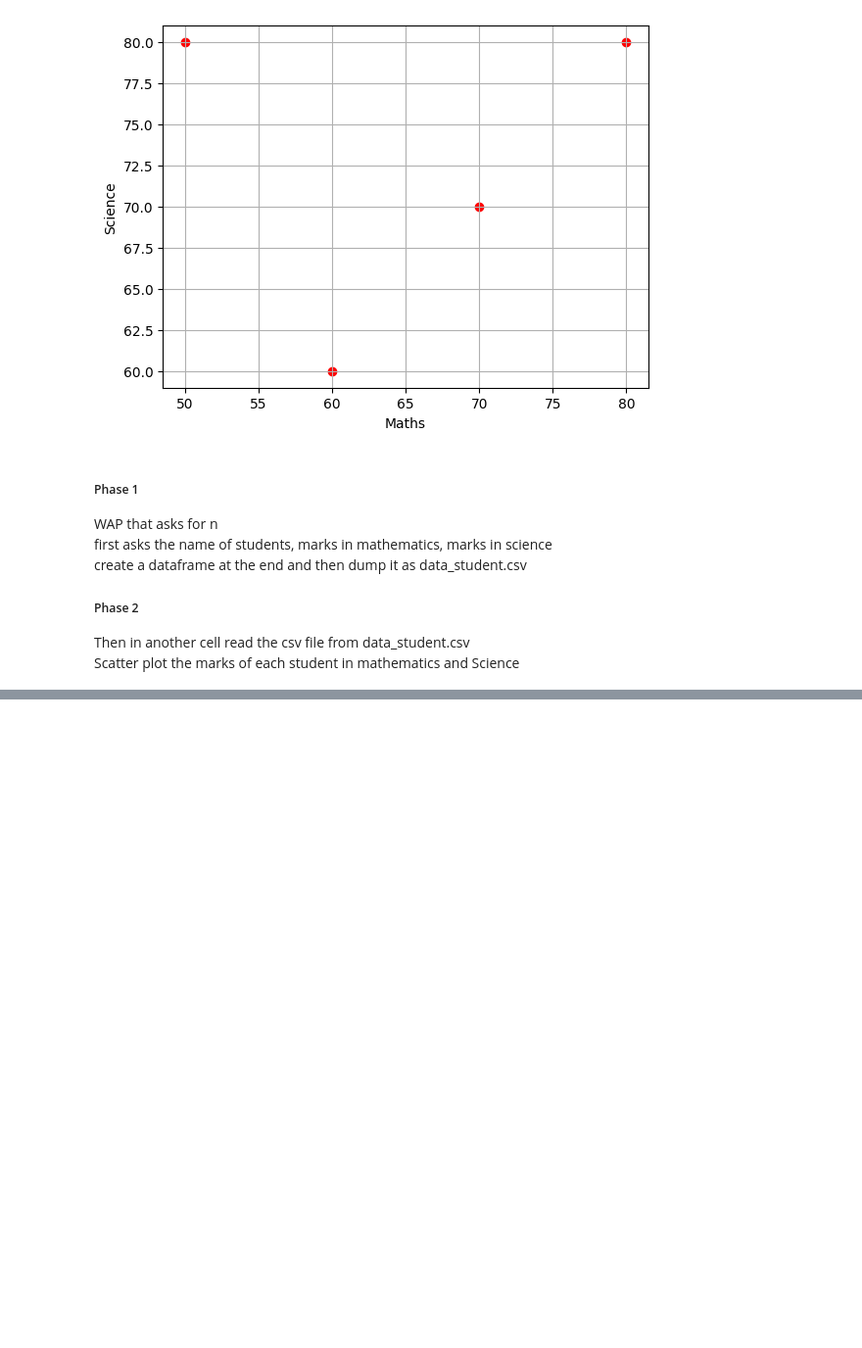
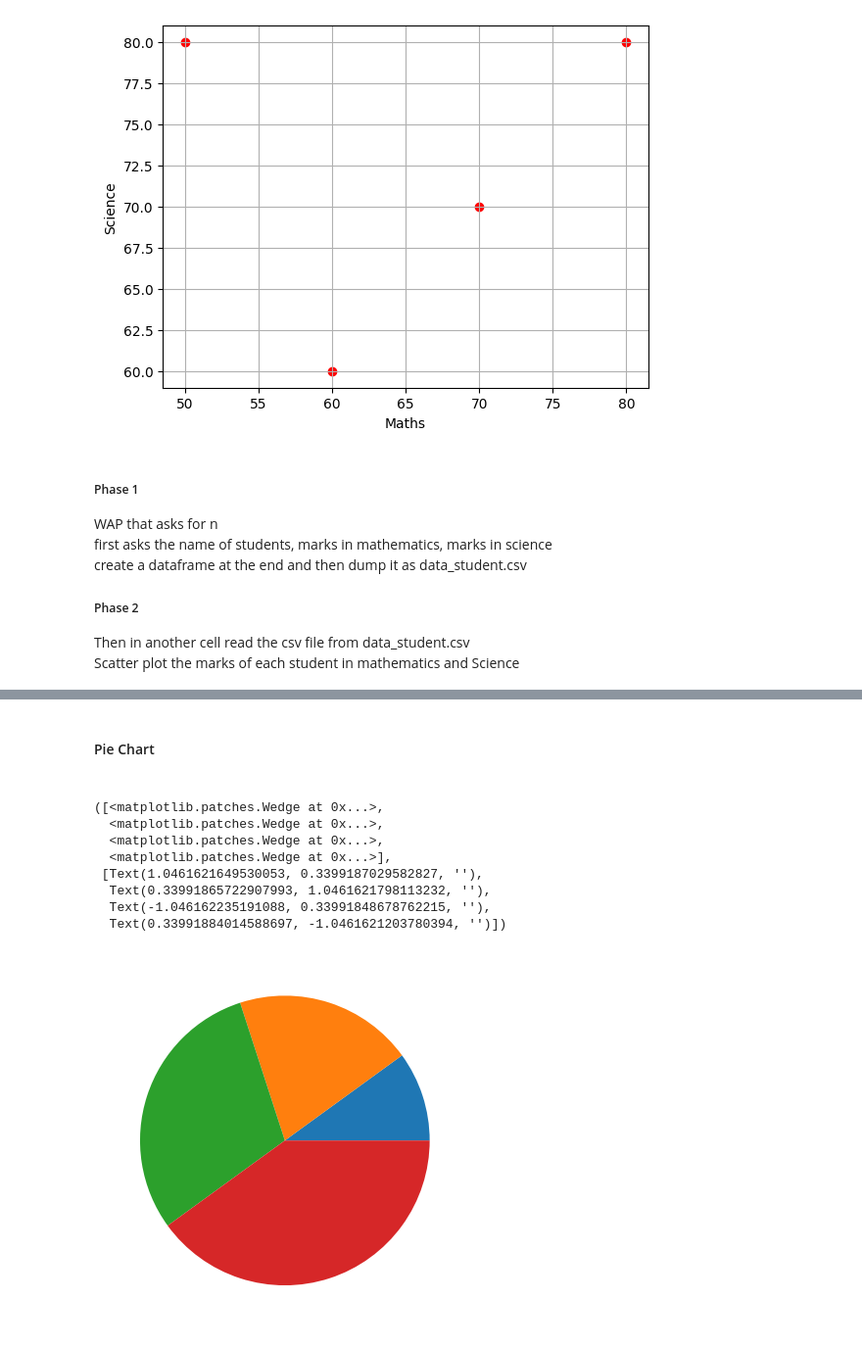
Before and after one commit to eligosleyak/pythonPractice, a Jupyter notebook: Numpy_Matplotlib_Understanding/basics.ipynb, the cells around one changed output, grey strips where cells are left out. Shown: that part at 98% size. Drawn from its saved outputs; the diff is of its cells as text; code cells hidden in the pictures; blank space fills up the shorter version.

```diff
--- a/Numpy_Matplotlib_Understanding/basics.ipynb
+++ b/Numpy_Matplotlib_Understanding/basics.ipynb
@@ -62,0 +74,14 @@ plt.scatter(data['maths',data['science']])
+# %% [markdown]
+<h4>Pie Chart<h4>
+# %%
+plt.pie(maths)
+# %% [output]
+([<matplotlib.patches.Wedge at 0x...>,
+  <matplotlib.patches.Wedge at 0x...>,
+  <matplotlib.patches.Wedge at 0x...>,
+  <matplotlib.patches.Wedge at 0x...>],
+ [Text(1.0461621649530053, 0.3399187029582827, ''),
+  Text(0.33991865722907993, 1.0461621798113232, ''),
+  Text(-1.046162235191088, 0.33991848678762215, ''),
+  Text(0.33991884014588697, -1.0461621203780394, '')])
+[figure, added]
```
Also changed, not shown: parts of 2 cells of this notebook, 1 other file.
